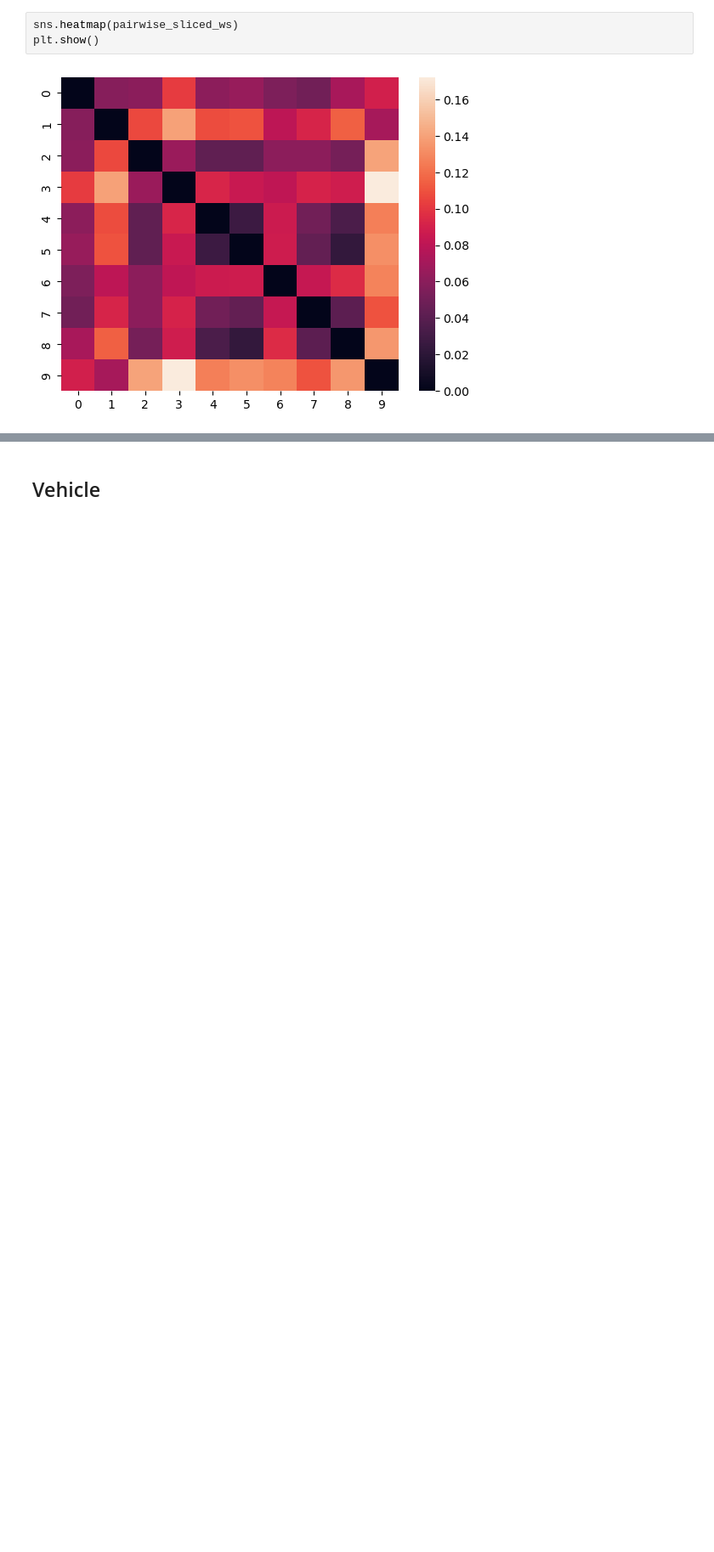
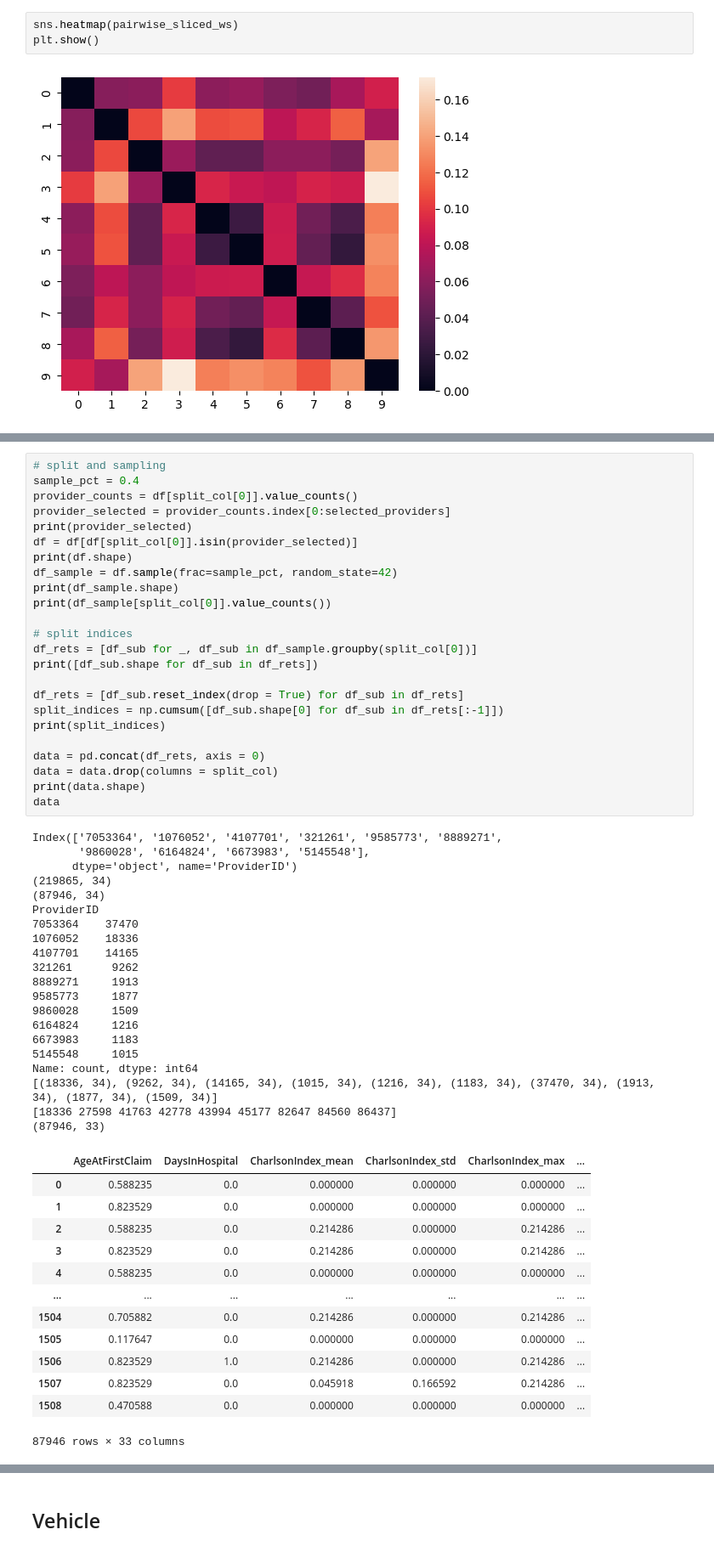
Before and after one commit to sitaomin1994/federated_imputation, a Jupyter notebook: notebook/data_preprocessing.ipynb, the cells around one changed output, grey strips where cells are left out. Shown at 85% size. Cells and saved outputs as stored; diff of their text form; blank space fills up the shorter version.

```diff
--- a/notebook/data_preprocessing.ipynb
+++ b/notebook/data_preprocessing.ipynb
@@ -660,0 +739,58 @@ plt.show()
+# %%
+# split and sampling
+sample_pct = 0.4
+provider_counts = df[split_col[0]].value_counts()
+provider_selected = provider_counts.index[0:selected_providers]
+print(provider_selected)
+df = df[df[split_col[0]].isin(provider_selected)]
+print(df.shape)
+df_sample = df.sample(frac=sample_pct, random_state=42)
+print(df_sample.shape)
+print(df_sample[split_col[0]].value_counts())
+
+# split indices
+df_rets = [df_sub for _, df_sub in df_sample.groupby(split_col[0])]
+print([df_sub.shape for df_sub in df_rets])
+
+df_rets = [df_sub.reset_index(drop = True) for df_sub in df_rets]
+split_indices = np.cumsum([df_sub.shape[0] for df_sub in df_rets[:-1]])
+print(split_indices)
+
+data = pd.concat(df_rets, axis = 0)
+data = data.drop(columns = split_col)
+print(data.shape)
+data
+# %% [output]
+Index(['7053364', '1076052', '4107701', '321261', '9585773', '8889271',
+       '9860028', '6164824', '6673983', '5145548'],
+      dtype='object', name='ProviderID')
+(219865, 34)
+(87946, 34)
+ProviderID
+7053364    37470
+1076052    18336
+4107701    14165
+321261      9262
+8889271     1913
+9585773     1877
+9860028     1509
+6164824     1216
+6673983     1183
+5145548     1015
+Name: count, dtype: int64
+[(18336, 34), (9262, 34), (14165, 34), (1015, 34), (1216, 34), (1183, 34), (37470, 34), (1913, 34), (1877, 34), (1509, 34)]
+[18336 27598 41763 42778 43994 45177 82647 84560 86437]
+(87946, 33)
+|  | AgeAtFirstClaim | DaysInHospital | CharlsonIndex_mean | CharlsonIndex_std | CharlsonIndex_max | ... |
+| 0 | 0.588235 | 0.0 | 0.000000 | 0.000000 | 0.000000 | ... |
+| 1 | 0.823529 | 0.0 | 0.000000 | 0.000000 | 0.000000 | ... |
+| 2 | 0.588235 | 0.0 | 0.214286 | 0.000000 | 0.214286 | ... |
+| 3 | 0.823529 | 0.0 | 0.214286 | 0.000000 | 0.214286 | ... |
+| 4 | 0.588235 | 0.0 | 0.000000 | 0.000000 | 0.000000 | ... |
+| ... | ... | ... | ... | ... | ... | ... |
+| 1504 | 0.705882 | 0.0 | 0.214286 | 0.000000 | 0.214286 | ... |
+| 1505 | 0.117647 | 0.0 | 0.000000 | 0.000000 | 0.000000 | ... |
+| 1506 | 0.823529 | 1.0 | 0.214286 | 0.000000 | 0.214286 | ... |
+| 1507 | 0.823529 | 0.0 | 0.045918 | 0.166592 | 0.214286 | ... |
+| 1508 | 0.470588 | 0.0 | 0.000000 | 0.000000 | 0.000000 | ... |
+87946 rows × 33 columns
```
Also changed, not shown: parts of 7 cells of this notebook, 6 other files.
